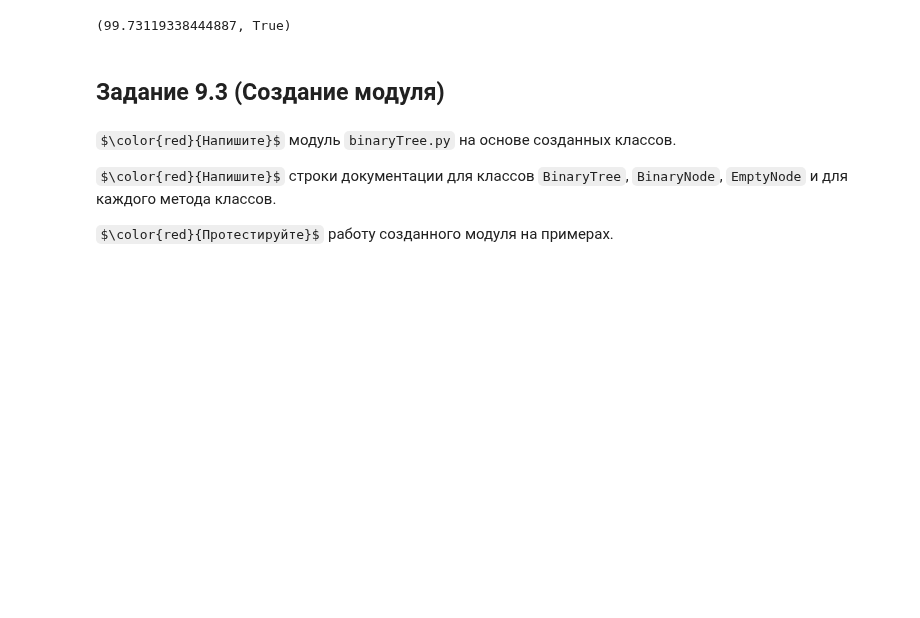
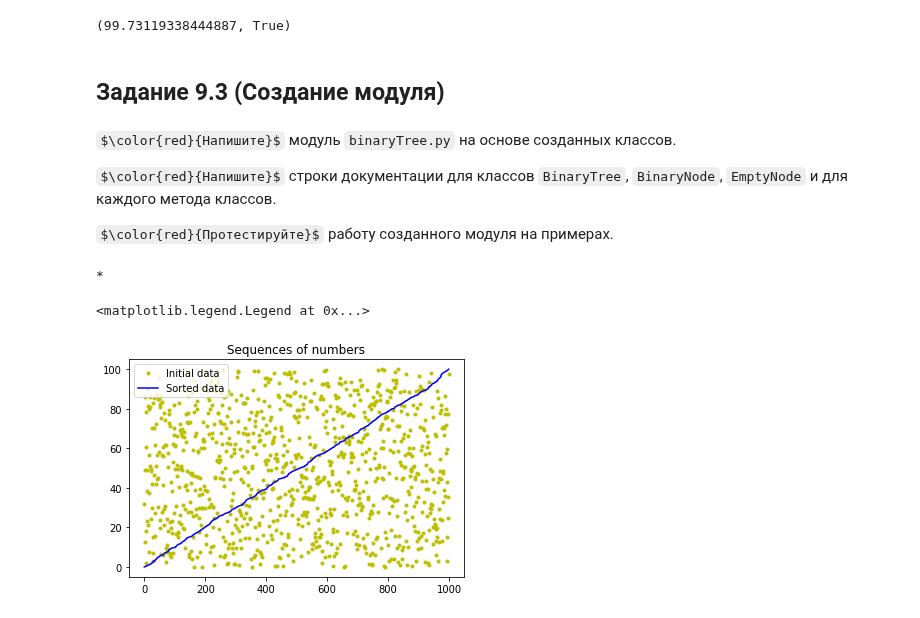
Before and after one commit to anshpak/jupyter-tasks, a Jupyter notebook: KM2_Lb09_Shpak.ipynb, the cells around one changed output. Cells and saved outputs as stored; diff of their text form; code cells hidden in the pictures; some formulas as TeX source; blank space fills up the shorter version.

Commit message:
feat: test the binary_tree module

```diff
--- a/KM2_Lb09_Shpak.ipynb
+++ b/KM2_Lb09_Shpak.ipynb
@@ -253,0 +256,11 @@ $\color{red}{Протестируйте}$ работу созданного мо
+# %%
+tree = bt.BinaryTree()
+# %%
+tree
+# %% [output]
+*
+# %%
+source_data = [rnd.uniform(0, 100) for _ in range(10 ** 3)]
+# %%
+for el in source_data:
+    tree.insert(el)
@@ -253,0 +269,10 @@ $\color{red}{Протестируйте}$ работу созданного мо
+# %%
+sorted_data = tree.lcr()
+# %%
+plt.plot(source_data, 'y.', label='Initial data')
+plt.plot(sorted_data, 'b', label='Sorted data')
+plt.title('Sequences of numbers')
+plt.legend()
+# %% [output]
+<matplotlib.legend.Legend at 0x...>
+[figure, added]
```
Also changed, not shown: parts of 2 cells of this notebook.
